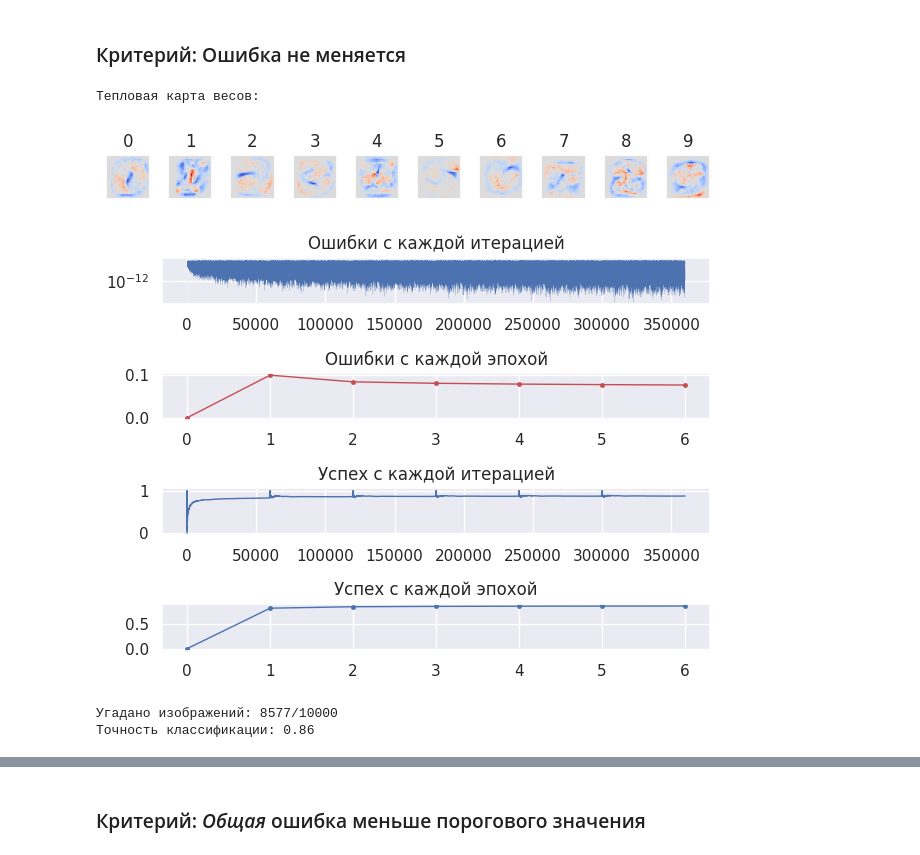
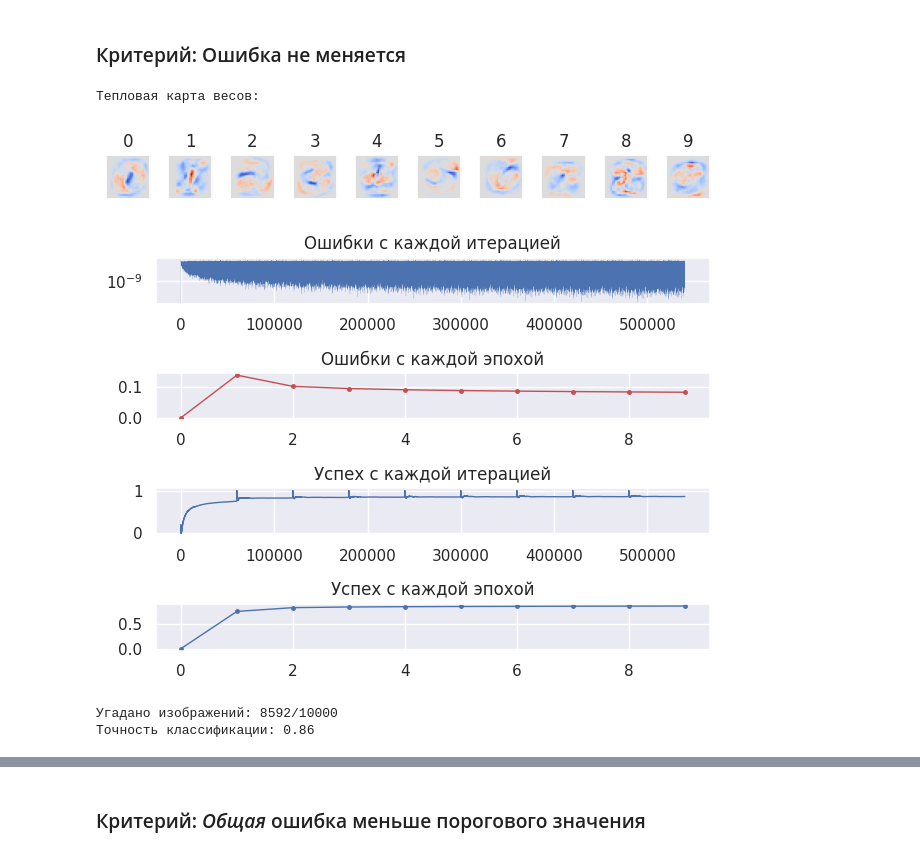
Before and after one commit to d1agnozzz/nn_lab_2, a Jupyter notebook: main.ipynb, the cells around one changed output, grey strips where cells are left out. Drawn from its saved outputs; the diff is of its cells as text; code cells hidden in the pictures.

```diff
--- a/main.ipynb
+++ b/main.ipynb
@@ -181,11 +185,6 @@ class PerceptronGradDesсend:
 
 
     def process_neurons(self, inputs: np.ndarray) ->  dict[int, float]:
-        # with mp.Pool(4) as p :
-        #     results = p.starmap(process_single_neuron, [(neuron, inputs) for neuron in self._neurons.values()])
-        # w_sums = {label: result[0] for label, result in zip(self._neurons.keys(), results)}
-        # outputs = {label: result[1] for label, result in zip(self._neurons.keys(), results)}
-        # w_sums =  {label: neuron._weighted_sum(inputs) for label, neuron in self._neurons.items()}
         return {label:neuron.compute(inputs) for label, neuron in self._neurons.items()}
 
     def calculate_error(self, output: float, neuron_label: int, true_label: int) -> float:
@@ -202,6 +201,7 @@ class PerceptronGradDesсend:
 
     def train_epochs_new(self, learning_rate: float, epochs: int, images: np.ndarray, labels: np.ndarray):
         dataset_size = labels.shape[0]
+        # наборы данных для построения графиков
         loss_epochs = []
         loss_iterations = []
         successes_epochs = []
@@ -213,19 +213,21 @@ class PerceptronGradDesсend:
             epoch_train_count_total = 0
             epoch_train_count_success = 0
             loss_epoch = 0
+
             for image, t_label in tqdm(zip(images, labels), 'Итерации', total=dataset_size, leave=False):
-                error_sum_iter = 0
+                squared_error_sum = 0
                 for n_label, neuron in self._neurons.items():
                     output = neuron.compute(image)
                     error = self.calculate_error(output, n_label, t_label)
-                    error_sum_iter += error**2
-                    epoch_train_count_success += (n_label == t_label) and error <= 0.5
                     delta = -error * sigmoid_derivative(output)
                     weight_correction = -learning_rate * delta
                     neuron.correct_weights(image, weight_correction)
 
+                    squared_error_sum += error**2
+                    epoch_train_count_success += (n_label == t_label) and output > 0.5
+
                 epoch_train_count_total += 1
-                loss_current = (0.5 * error_sum_iter) / dataset_size
+                loss_current = (0.5 * squared_error_sum) / dataset_size
                 success_iterations.append(epoch_train_count_success/epoch_train_count_total)
                 loss_iterations.append(loss_current)
                 loss_epoch += loss_current
@@ -246,6 +248,7 @@ class PerceptronGradDesсend:
 
     def train_loss_current(self, learning_rate: float, loss_threshold: float, images: np.ndarray, labels: np.ndarray):
         dataset_size = labels.shape[0]
+        # наборы данных для построения графиков
         loss_epochs = []
         loss_iterations = []
         successes_epochs = []
@@ -259,21 +262,23 @@ class PerceptronGradDesсend:
             epoch_train_count_total = 0
             epoch_train_count_success = 0
             loss_epoch = 0
+
             for image, t_label in tqdm(zip(images, labels), 'Итерации', total=dataset_size, leave=False):
-                error_sum_iter = 0
+                squared_error_sum = 0
                 for n_label, neuron in self._neurons.items():
                     output = neuron.compute(image)
                     error = self.calculate_error(output, n_label, t_label)
-                    error_sum_iter += error**2
-                    epoch_train_count_success += (n_label == t_label) and error <= 0.5
                     delta = -error * sigmoid_derivative(output)
                     weight_correction = -learning_rate * delta
                     neuron.correct_weights(image, weight_correction)
 
+                    squared_error_sum += error**2
+                    epoch_train_count_success += (n_label == t_label) and error <= 0.5
+
                 epoch_train_count_total += 1
                 success_iterations.append(epoch_train_count_success/epoch_train_count_total)
 
-                loss_current = (0.5 * error_sum_iter) / dataset_size
+                loss_current = (0.5 * squared_error_sum) / dataset_size
                 loss_iterations.append(loss_current)
                 loss_epoch += loss_current
                 if loss_current <= loss_threshold:
@@ -296,6 +301,7 @@ class PerceptronGradDesсend:
 
     def train_loss_total(self, learning_rate: float, loss_threshold: float, images: np.ndarray, labels: np.ndarray):
         dataset_size = labels.shape[0]
+        # наборы данных для построения графиков
         loss_epochs = []
         loss_iterations = []
         successes_epochs = []
@@ -364,7 +370,7 @@ class PerceptronGradDesсend:
             loss_epoch = 0
 
             for image, t_label in tqdm(zip(images, labels), 'Итерации', total=dataset_size, leave=False):
-                error_sum_iter = 0
+                squared_error_sum = 0
                 for n_label, neuron in self._neurons.items():
                     output = neuron.compute(image)
                     error = self.calculate_error(output, n_label, t_label)
@@ -372,12 +378,12 @@ class PerceptronGradDesсend:
                     weight_correction = -learning_rate * delta
                     neuron.correct_weights(image, weight_correction)
 
-                    error_sum_iter += error**2
+                    squared_error_sum += error**2
                     epoch_train_count_success += (n_label == t_label) and error <= 0.5 # только правильно распознанные цифры считаются
 
                 epoch_train_count_total += 1
                 success_iterations.append(epoch_train_count_success/epoch_train_count_total)
-                loss_current = (0.5 * error_sum_iter) / dataset_size
+                loss_current = (0.5 * squared_error_sum) / dataset_size
                 loss_iterations.append(loss_current)
                 loss_epoch += loss_current
 
@@ -424,13 +430,19 @@ class PerceptronGradDesсend:
 # %%
 loss_current = PerceptronGradDesсend()
 
-loss_current.train_loss_converge(0.1, 0.001, 1, train_images/255, train_labels)
+loss_current.train_loss_converge(
+    learning_rate = 0.01,
+    loss_delta = 0.001,
+    streak = 1,
+    images = train_images/255,
+    labels = train_labels
+)
 loss_current.test(test_images/255, test_labels)
 # %% [output]
 Тепловая карта весов:
 [figure]
-[figure, old version]
+[figure, new version]
-Угадано изображений: 8577/10000
+Угадано изображений: 8592/10000
 Точность классификации: 0.86
 # %%
 loss_current = PerceptronGradDesсend()
```
Also changed, not shown: parts of 22 cells of this notebook.
